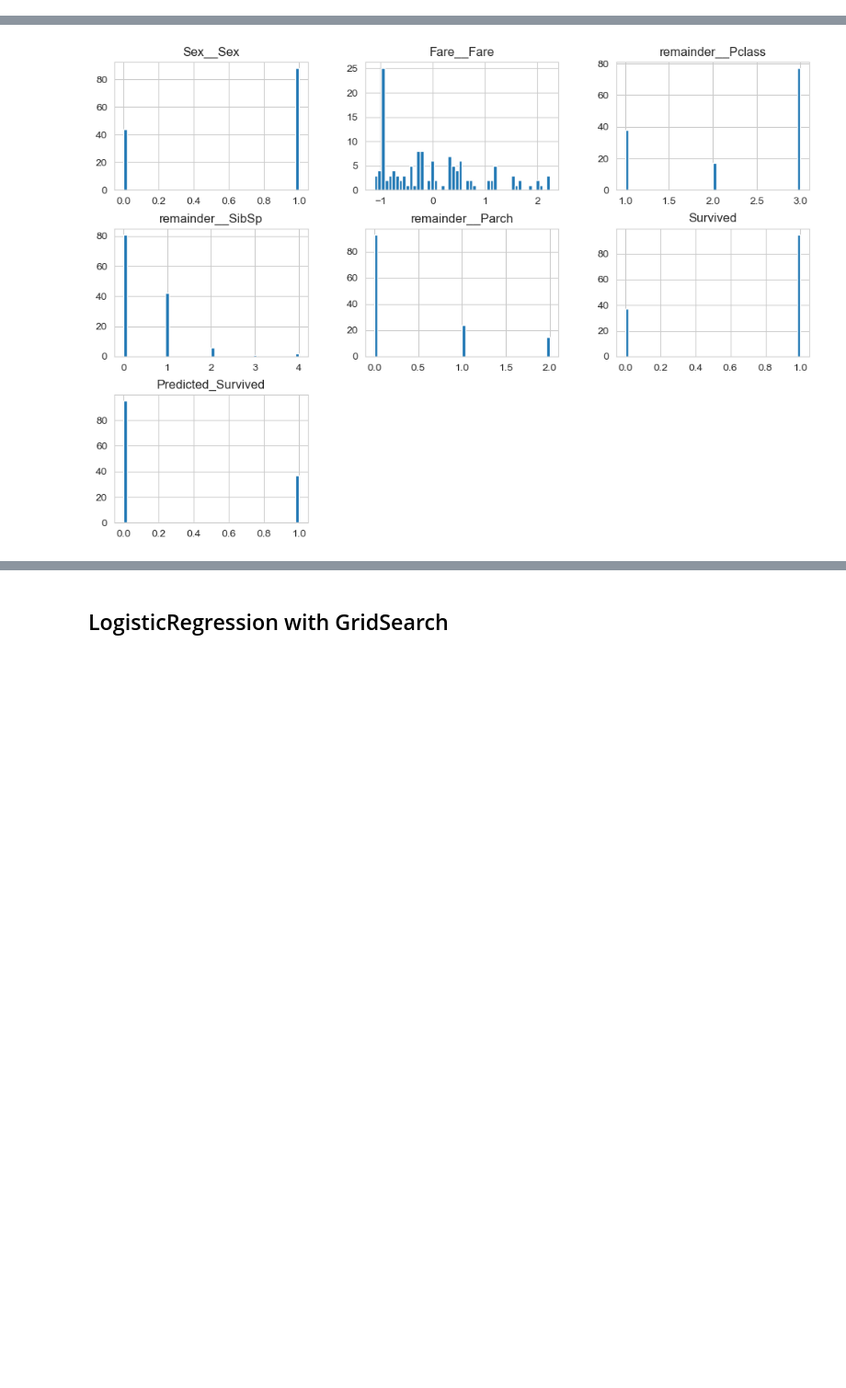
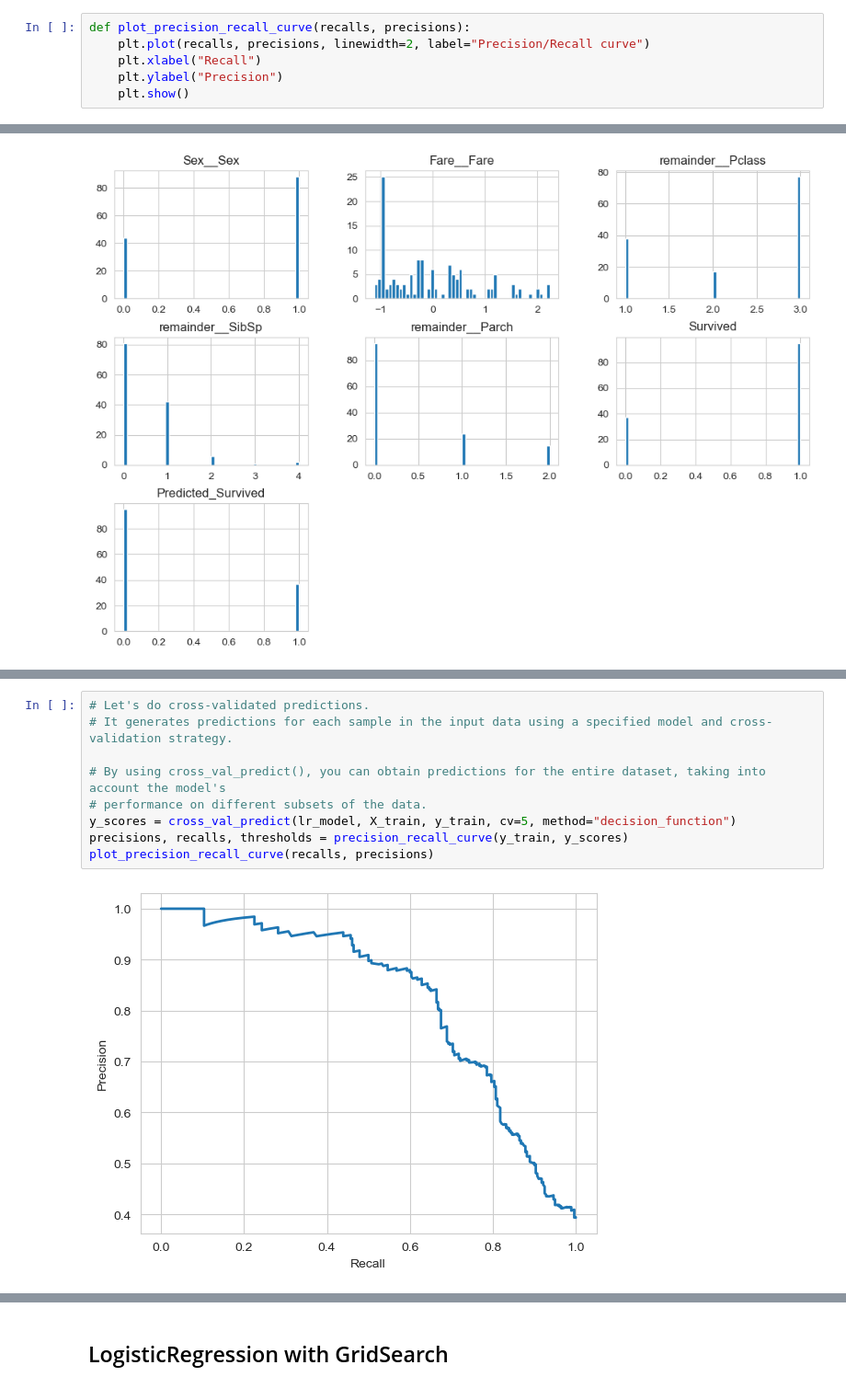
Before and after one commit to danielh1307/kaggle-titanic, a Jupyter notebook: titanic-kaggle-train-test.ipynb, the cells around one changed output, grey strips where cells are left out. Shown at 92% size. Saved outputs shown, nothing was run; the diff lists cells and outputs as text; blank space fills up the shorter version.

Commit message:
Added cross_validated metrics.

```diff
--- a/titanic-kaggle-train-test.ipynb
+++ b/titanic-kaggle-train-test.ipynb
@@ -78,3 +78,9 @@ class_weights = {
     1: 0.6,
     0: 0.9
 }
+# %%
+def plot_precision_recall_curve(recalls, precisions):
+    plt.plot(recalls, precisions, linewidth=2, label="Precision/Recall curve")
+    plt.xlabel("Recall")
+    plt.ylabel("Precision")
+    plt.show()
@@ -117,0 +142,11 @@ plt.show()
+# %%
+# Let's do cross-validated predictions.
+# It generates predictions for each sample in the input data using a specified model and cross-validation strategy.
+
+# By using cross_val_predict(), you can obtain predictions for the entire dataset, taking into account the model's
+# performance on different subsets of the data.
+y_scores = cross_val_predict(lr_model, X_train, y_train, cv=5, method="decision_function")
+precisions, recalls, thresholds = precision_recall_curve(y_train, y_scores)
+plot_precision_recall_curve(recalls, precisions)
+# %% [output]
+[figure, added]
```
Also changed, not shown: parts of 11 cells of this notebook.
